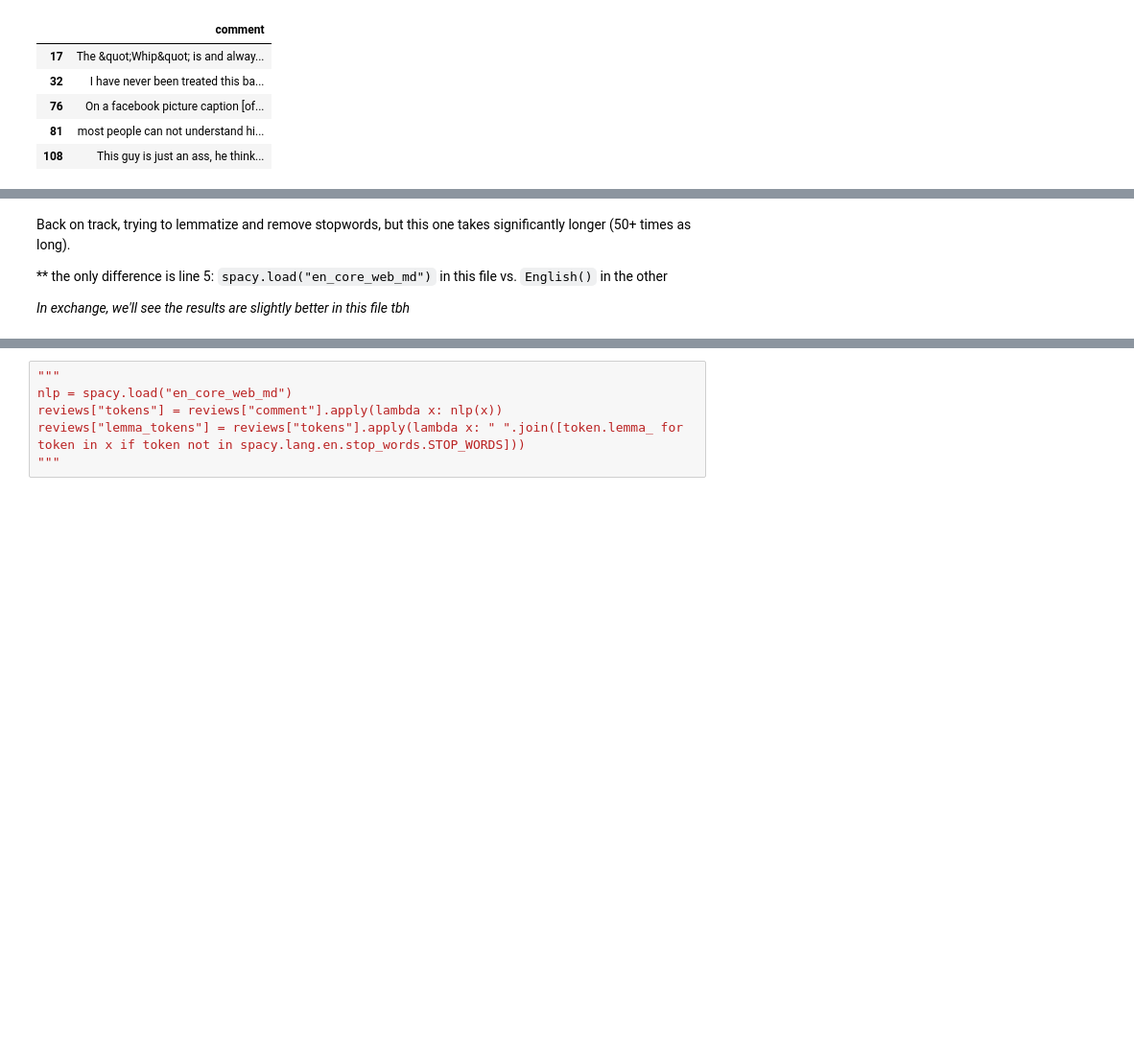
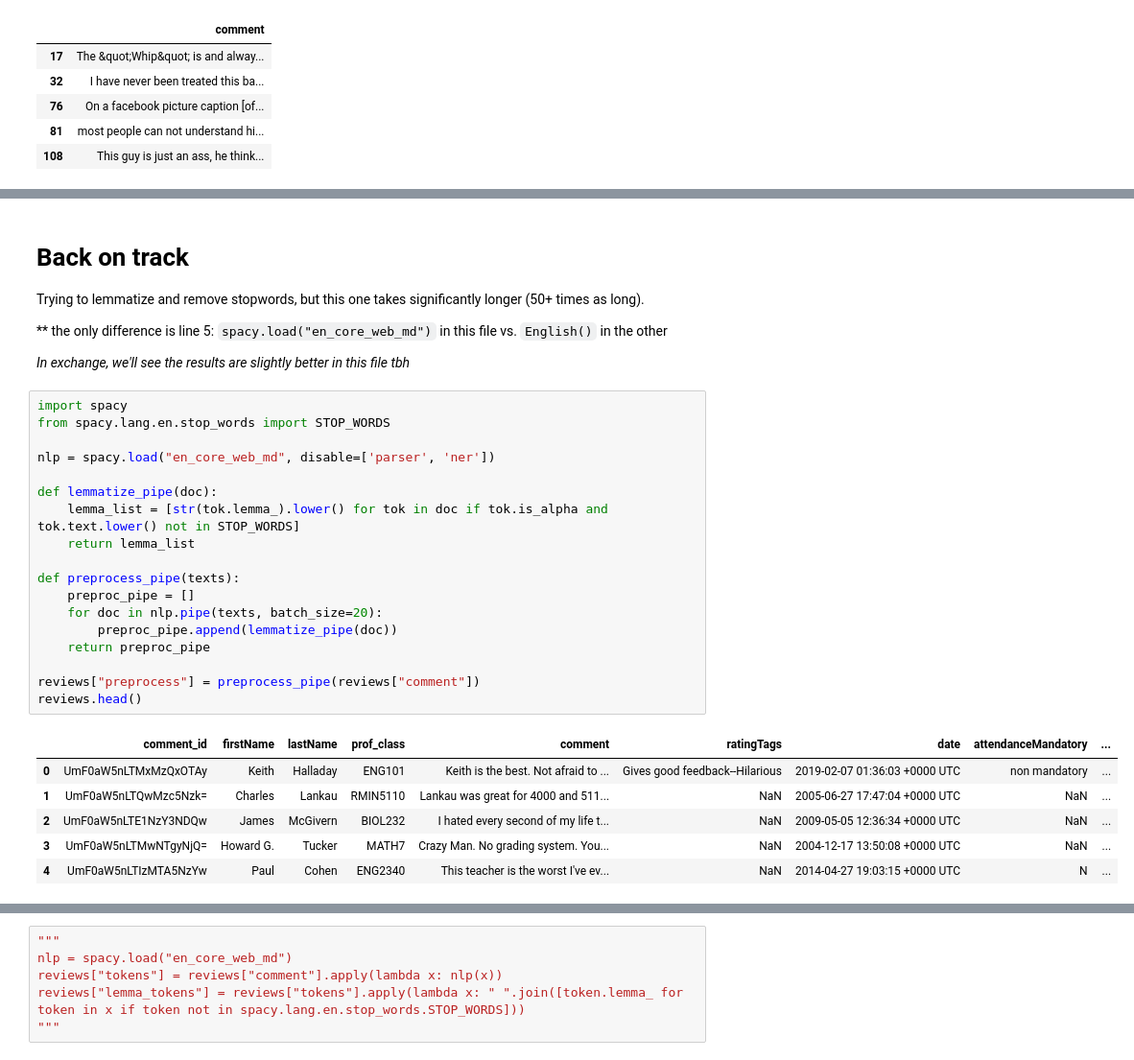
Before and after one commit to EthanCherian/RMP-Wizard, a Jupyter notebook: Ethan's EDA/eda-1.ipynb, the cells around one changed output, grey strips where cells are left out. Shown at 96% size. Saved outputs shown, nothing was run; the diff lists cells and outputs as text; blank space fills up the shorter version.

```diff
--- a/Ethan's EDA/eda-1.ipynb
+++ b/Ethan's EDA/eda-1.ipynb
@@ -50,7 +52,34 @@ test_remove_html
 # %% [markdown]
-Back on track, trying to lemmatize and remove stopwords, but this one takes significantly longer (50+ times as long).
+# Back on track
+
+Trying to lemmatize and remove stopwords, but this one takes significantly longer (50+ times as long).
 
 ** the only difference is line 5: `spacy.load("en_core_web_md")` in this file vs. `English()` in the other
 
 *In exchange, we'll see the results are slightly better in this file tbh*
+# %%
+import spacy
+from spacy.lang.en.stop_words import STOP_WORDS
+
+nlp = spacy.load("en_core_web_md", disable=['parser', 'ner'])
+
+def lemmatize_pipe(doc):
+    lemma_list = [str(tok.lemma_).lower() for tok in doc if tok.is_alpha and tok.text.lower() not in STOP_WORDS]
+    return lemma_list
+
+def preprocess_pipe(texts):
+    preproc_pipe = []
+    for doc in nlp.pipe(texts, batch_size=20):
+        preproc_pipe.append(lemmatize_pipe(doc))
+    return preproc_pipe
+
+reviews["preprocess"] = preprocess_pipe(reviews["comment"])
+reviews.head()
+# %% [output]
+|  | comment_id | firstName | lastName | prof_class | comment | ratingTags | date | attendanceMandatory | ... |
+| 0 | UmF0aW5nLTMxMzQxOTAy | Keith | Halladay | ENG101 | Keith is the best. Not afraid to ... | Gives good feedback--Hilarious | 2019-02-07 01:36:03 +0000 UTC | non mandatory | ... |
+| 1 | UmF0aW5nLTQwMzc5Nzk= | Charles | Lankau | RMIN5110 | Lankau was great for 4000 and 511... | NaN | 2005-06-27 17:47:04 +0000 UTC | NaN | ... |
+| 2 | UmF0aW5nLTE1NzY3NDQw | James | McGivern | BIOL232 | I hated every second of my life t... | NaN | 2009-05-05 12:36:34 +0000 UTC | NaN | ... |
+| 3 | UmF0aW5nLTMwNTgyNjQ= | Howard G. | Tucker | MATH7 | Crazy Man. No grading system. You... | NaN | 2004-12-17 13:50:08 +0000 UTC | NaN | ... |
+| 4 | UmF0aW5nLTIzMTA5NzYw | Paul | Cohen | ENG2340 | This teacher is the worst I've ev... | NaN | 2014-04-27 19:03:15 +0000 UTC | N | ... |
 # %%
```
Also changed, not shown: parts of 7 cells of this notebook.
